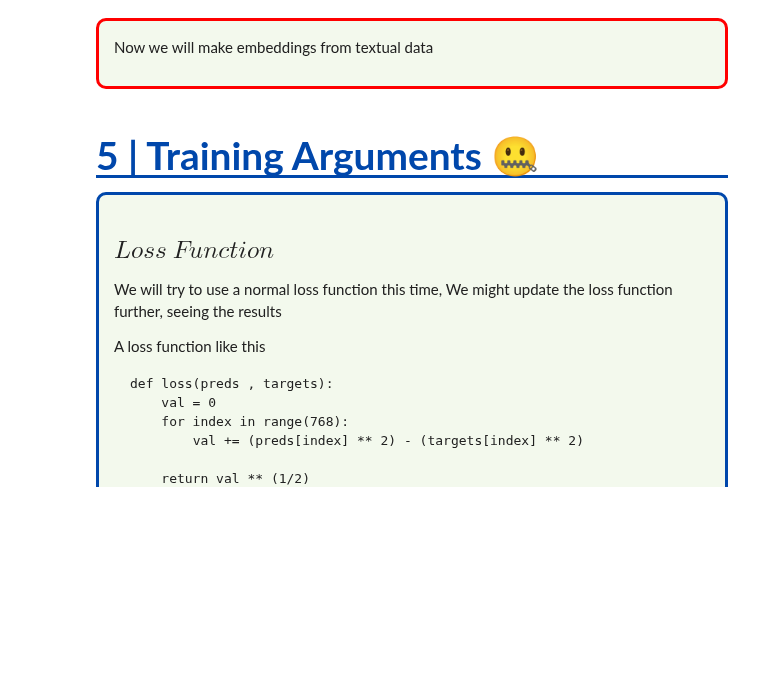
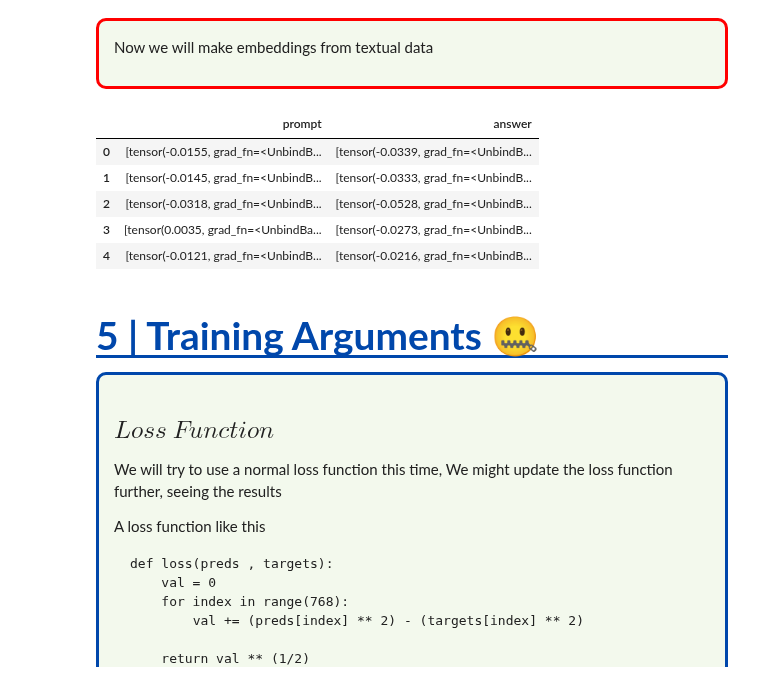
Before and after one commit to AyushSinghal9020/AyushSinghal9020, a Jupyter notebook: a-simple-beginner-friendly-approach-kaggle-llm.ipynb, the cells around one changed output. Cells and saved outputs as stored; diff of their text form; code cells hidden in the pictures; blank space fills up the shorter version.

```diff
--- a/a-simple-beginner-friendly-approach-kaggle-llm.ipynb
+++ b/a-simple-beginner-friendly-approach-kaggle-llm.ipynb
@@ -50,7 +61,7 @@ import tqdm
 
 Now we will replace the `answers` with actual text data
 # %%
-for index in tqdm.tqdm(range(200) , total = 200):
+for index in tqdm.tqdm(range(700) , total = 700):
     train["answer"][index] = train[train["answer"][index]][index]
 
 train.head()
@@ -70,7 +81,7 @@ See the caveats in the documentation: https://pandas.pydata.org/pandas-docs/stab
 
 Lets remove the remaining columns as they are of no use to us for now
 # %%
-train.drop(["id" , "A" , "B" , "C" , "D" , "E"] , axis = 1 , inplace = True)
+train.drop(["Unnamed: 0" , "A" , "B" , "C" , "D" , "E"] , axis = 1 , inplace = True)
 
 train.head()
 # %% [output]
@@ -99,7 +110,7 @@ $RoBERTa$ is trained on a `massive dataset` of text and code. The dataset consis
 $RoBERTa$ is trained using a `Masked Language Modeling` ($MLM$) objective. In the MLM objective, some of the words in a `sentence are masked`, and the model is then trained to `predict the masked words`. This helps the model to `learn the contextual representations` of words.
 # %%
 tokenizer = AutoTokenizer.from_pretrained("roberta-base")
-model = AutoModel.from_pretrained("roberta-base").to("cuda")
+model = AutoModel.from_pretrained("roberta-base")
 # %% [output]
 caused by: ['/opt/conda/lib/python3.10/site-packages/tensorflow_io/python/ops/libtensorflow_io_plugins.so: undefined symbol: _ZN3tsl6StatusC1EN10tensorflow5error4CodeESt17basic_string_viewIcSt11char_t ...
   warnings.warn(f"unable to load libtensorflow_io_plugins.so: {e}")
@@ -132,11 +126,18 @@ AssertionError: Torch not compiled with CUDA enabled
 
 Now we will make embeddings from textual data
 # %%
-for index in tqdm.tqdm(range(200)):
+for index in tqdm.tqdm(range(700)):
     for columns in train.columns:
-        train[columns][index] = model(tokenizer(train[columns][index] , return_tensors = "pt")["input_ids"].to("cuda"))[0][0][0]
+        train[columns][index] = model(tokenizer(train[columns][index] , return_tensors = "pt")["input_ids"])[0][0][0]
         torch.cuda.empty_cache()
 train.head()
+# %% [output]
+|  | prompt | answer |
+| 0 | [tensor(-0.0155, grad_fn=<UnbindB... | [tensor(-0.0339, grad_fn=<UnbindB... |
+| 1 | [tensor(-0.0145, grad_fn=<UnbindB... | [tensor(-0.0333, grad_fn=<UnbindB... |
+| 2 | [tensor(-0.0318, grad_fn=<UnbindB... | [tensor(-0.0528, grad_fn=<UnbindB... |
+| 3 | [tensor(0.0035, grad_fn=<UnbindBa... | [tensor(-0.0273, grad_fn=<UnbindB... |
+| 4 | [tensor(-0.0121, grad_fn=<UnbindB... | [tensor(-0.0216, grad_fn=<UnbindB... |
 # %% [markdown]
 # <p style="font-family:JetBrains Mono; font-weight:bold; letter-spacing: 2px; color:#0047AB; font-size:140%; text-align:left;padding: 0px; border-bottom: 3px solid #0047AB">5 | Training Arguments 🤐</p>
 
```
Also changed, not shown: parts of 8 cells of this notebook.
